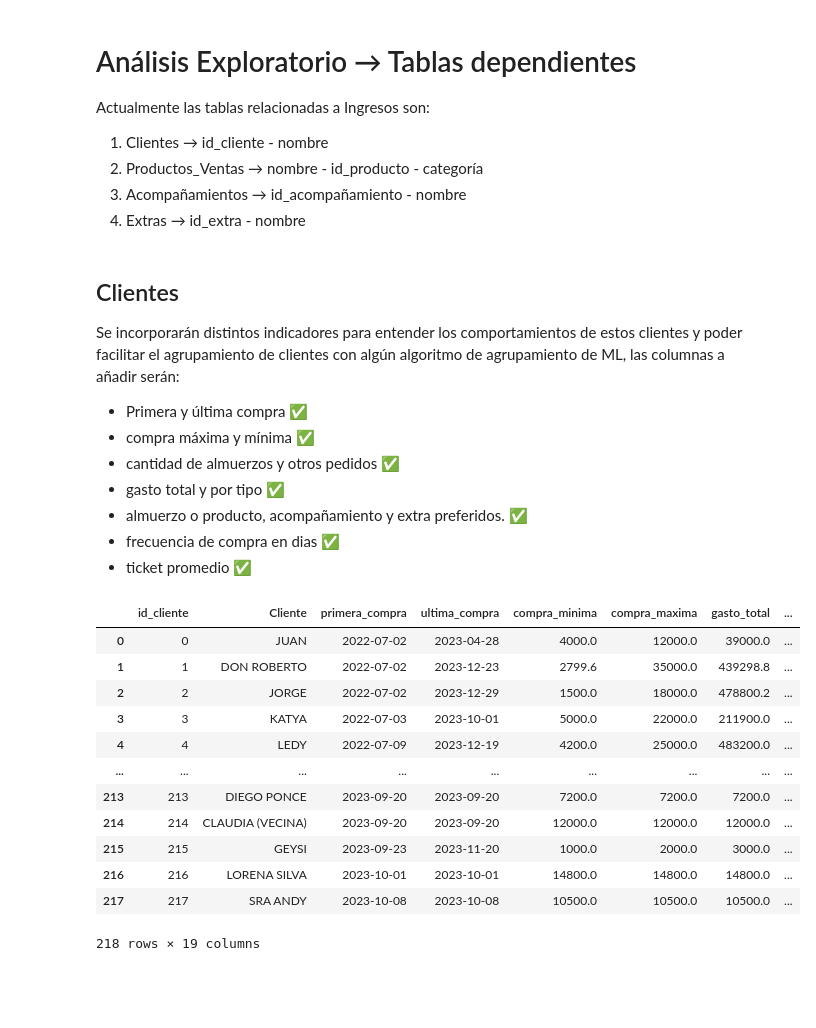
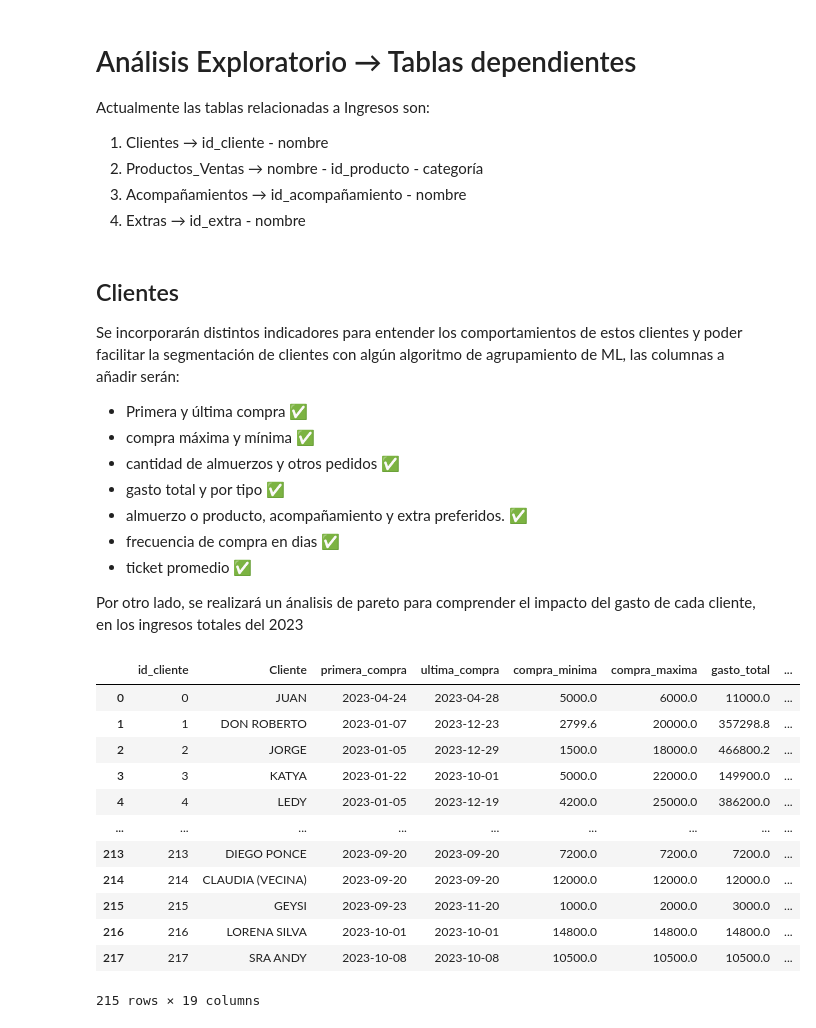
Before and after one commit to pipeyz21/minutaceci, a Jupyter notebook: apps/02_analisis_datos/notebooks/01_exploratorio_ingresos.ipynb, the cells around one changed output. Drawn from its saved outputs; the diff is of its cells as text; code cells hidden in the pictures; blank space fills up the shorter version.

Commit message:
Pareto de clientes y transformación de productos_ventas

```diff
--- a/apps/02_analisis_datos/notebooks/01_exploratorio_ingresos.ipynb
+++ b/apps/02_analisis_datos/notebooks/01_exploratorio_ingresos.ipynb
@@ -148,9 +149,9 @@ if not datos.empty:
     así que este error será reemplazado y los otros nulos serán reemplazados por 0.
     Por otro lado, la columna total tiene un único valor nulo que tiene relación con el dato de dscto con }.
 '''
-df1.loc[:,('Descuento')] = df1.loc[:, ('Descuento')].str.replace('}', '', regex=True)
-df1['Descuento'] = df1['Descuento'].fillna(0)
+# df1.loc[:,('Descuento')] = df1.loc[:, ('Descuento')].str.replace('}', '', regex=True)
+# df1['Descuento'] = df1['Descuento'].fillna(0)
 
-df1['Descuento'] = df1['Descuento'].astype(float)
+# df1['Descuento'] = df1['Descuento'].astype(float)
 
-df1['Total'] = (df1['Cantidad'] * df1['Precio']) - df1['Descuento']
+# df1['Total'] = (df1['Cantidad'] * df1['Precio']) - df1['Descuento']
@@ -354,7 +375,7 @@ Actualmente las tablas relacionadas a Ingresos son:
 # %% [markdown]
 ## Clientes
 
-Se incorporarán distintos indicadores para entender los comportamientos de estos clientes y poder facilitar el agrupamiento de clientes con algún algoritmo de agrupamiento de ML, las columnas a añadir serán:
+Se incorporarán distintos indicadores para entender los comportamientos de estos clientes y poder facilitar la segmentación de clientes con algún algoritmo de agrupamiento de ML, las columnas a añadir serán:
 
 * Primera y última compra ✅
 * compra máxima y mínima ✅
@@ -363,6 +384,8 @@ Se incorporarán distintos indicadores para entender los comportamientos de esto
 * almuerzo o producto, acompañamiento y extra preferidos. ✅
 * frecuencia de compra en dias ✅
 * ticket promedio ✅
+
+Por otro lado, se realizará un ánalisis de pareto para comprender el impacto del gasto de cada cliente, en los ingresos totales del 2023
 # %%
 PATH = os.getenv('RUTA_CLIENTES')
 clientes = pd.read_csv(PATH)
@@ -370,17 +393,21 @@ clientes = pd.read_csv(PATH)
 def encontrar_favoritos(lista):
     datos = pd.Series(lista).value_counts().reset_index().rename(columns={'index': 'id', 0: 'cantidad'})
 
-    return datos.iloc[0, 0]
+    return float(datos.iloc[0, 0])
 
-def indicadores_clientes(clientes, ingresos):
+def indicadores_clientes(clientes, ingresos, Año=None):
 
-    df1 = ingresos[['Boleta','Fecha','id_cliente','Tipo','id_producto','id_acompañamiento','id_extra','Cantidad','Total']]
+    df = ingresos.copy()
 
-    # lista_clientes = clientes['id_cliente'].to_list()
+    if not Año is None:
+        df = df[df['Año']==Año]
+
+    df1 = df[['Boleta','Fecha','id_cliente','Tipo','id_producto','id_acompañamiento','id_extra','Cantidad','Total']]
 
     for id, df2 in df1.groupby('id_cliente'): #
 
         fechas = set(df2['Fecha'].to_list())
+
         if len(fechas)>1:
 
             fechas = pd.DataFrame(fechas).rename(columns={0:'Fecha'}).sort_values('Fecha').reset_index().drop(columns='index')
@@ -391,6 +418,8 @@ def indicadores_clientes(clientes, ingresos):
         else:
             dif_fechas = 0.
 
+
+        id = int(id)
 
         clientes.loc[id, 'primera_compra'] = df2['Fecha'].min()
         clientes.loc[id, 'ultima_compra'] = df2['Fecha'].max()
@@ -411,44 +440,44 @@ def indicadores_clientes(clientes, ingresos):
             clientes.loc[id, 'gasto_almuerzos'] = 0
             clientes.loc[id, 'cantidad_almuerzos'] = 0
 
         otros = df2[df2['Tipo']=='OTROS']
 
         if not otros.empty:
             clientes.loc[id, 'gasto_otros'] = otros['Total'].sum()
             clientes.loc[id, 'cantidad_otros'] = otros['Cantidad'].sum()
 
         else:
             clientes.loc[id, 'gasto_otros'] = 0
             clientes.loc[id, 'cantidad_otros'] = 0
 
         productos_favoritos = df2['id_producto'].to_list()
         acompañamientos_favoritos = df2['id_acompañamiento'].to_list()
         extras_favoritos = df2['id_extra'].to_list()
 
         clientes.loc[id, 'producto_favorito'] = encontrar_favoritos(productos_favoritos)
         clientes.loc[id, 'acompañamiento_favorito'] = encontrar_favoritos(acompañamientos_favoritos)
         clientes.loc[id, 'extra_favorito'] = encontrar_favoritos(extras_favoritos)
         clientes.loc[id, 'frecuencia_compra_dif'] = dif_fechas
 
     clientes['tiempo_cliente'] = (clientes['ultima_compra'] - clientes['primera_compra']).dt.days
     clientes['frecuencia_compra_resta'] = (clientes['tiempo_cliente'])/clientes['boletas']
     clientes['ticket_promedio'] = clientes['gasto_total']/clientes['boletas']
 
-    return clientes
+    return clientes.dropna()
 
-clientes = indicadores_clientes(clientes, df)
+clientes = indicadores_clientes(clientes, df, 2023)
 clientes
 # %% [output]
 |  | id_cliente | Cliente | primera_compra | ultima_compra | compra_minima | compra_maxima | gasto_total | ... |
-| 0 | 0 | JUAN | 2022-07-02 | 2023-04-28 | 4000.0 | 12000.0 | 39000.0 | ... |
-| 1 | 1 | DON ROBERTO | 2022-07-02 | 2023-12-23 | 2799.6 | 35000.0 | 439298.8 | ... |
-| 2 | 2 | JORGE | 2022-07-02 | 2023-12-29 | 1500.0 | 18000.0 | 478800.2 | ... |
-| 3 | 3 | KATYA | 2022-07-03 | 2023-10-01 | 5000.0 | 22000.0 | 211900.0 | ... |
-| 4 | 4 | LEDY | 2022-07-09 | 2023-12-19 | 4200.0 | 25000.0 | 483200.0 | ... |
+| 0 | 0 | JUAN | 2023-04-24 | 2023-04-28 | 5000.0 | 6000.0 | 11000.0 | ... |
+| 1 | 1 | DON ROBERTO | 2023-01-07 | 2023-12-23 | 2799.6 | 20000.0 | 357298.8 | ... |
+| 2 | 2 | JORGE | 2023-01-05 | 2023-12-29 | 1500.0 | 18000.0 | 466800.2 | ... |
+| 3 | 3 | KATYA | 2023-01-22 | 2023-10-01 | 5000.0 | 22000.0 | 149900.0 | ... |
+| 4 | 4 | LEDY | 2023-01-05 | 2023-12-19 | 4200.0 | 25000.0 | 386200.0 | ... |
 | ... | ... | ... | ... | ... | ... | ... | ... | ... |
 | 213 | 213 | DIEGO PONCE | 2023-09-20 | 2023-09-20 | 7200.0 | 7200.0 | 7200.0 | ... |
 | 214 | 214 | CLAUDIA (VECINA) | 2023-09-20 | 2023-09-20 | 12000.0 | 12000.0 | 12000.0 | ... |
 | 215 | 215 | GEYSI | 2023-09-23 | 2023-11-20 | 1000.0 | 2000.0 | 3000.0 | ... |
 | 216 | 216 | LORENA SILVA | 2023-10-01 | 2023-10-01 | 14800.0 | 14800.0 | 14800.0 | ... |
 | 217 | 217 | SRA ANDY | 2023-10-08 | 2023-10-08 | 10500.0 | 10500.0 | 10500.0 | ... |
-218 rows × 19 columns
+215 rows × 19 columns
```
Also changed, not shown: parts of 7 cells of this notebook, 4 other files.
